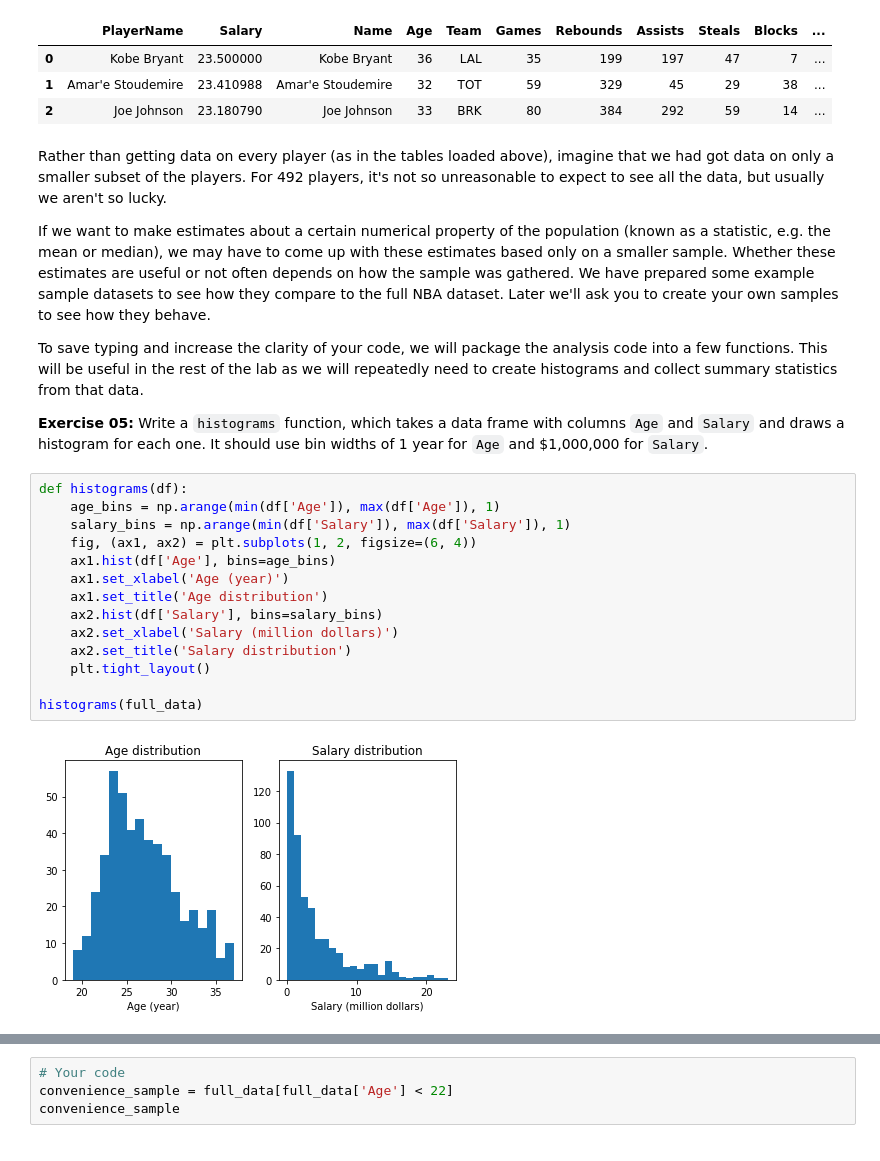
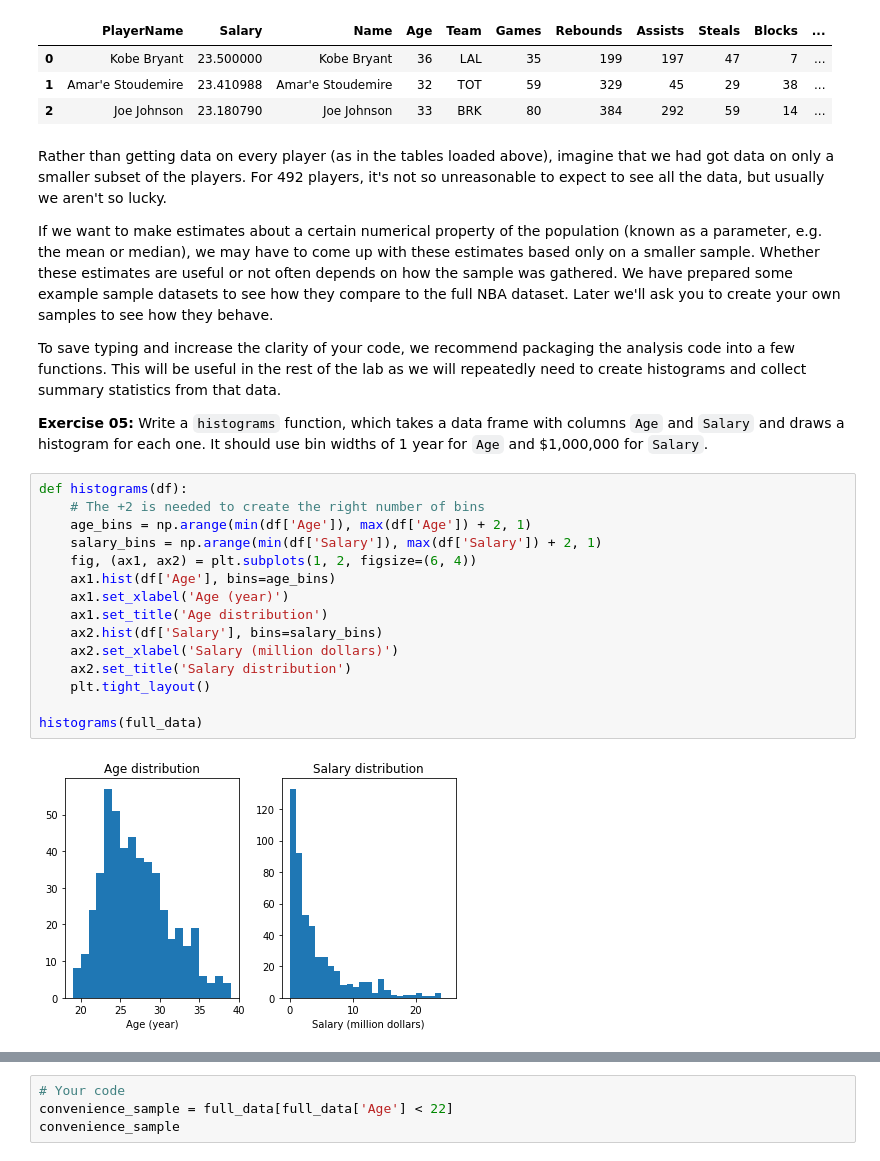
Before and after one commit to Inf2-FDS/FDS-S1-10-randomness-sampling-simulations, a Jupyter notebook: weekS2-02-simulations_cleaned.ipynb, the cells around one changed output, grey strips where cells are left out. Saved outputs shown, nothing was run; the diff lists cells and outputs as text.

```diff
--- a/weekS2-02-simulations_cleaned.ipynb
+++ b/weekS2-02-simulations_cleaned.ipynb
@@ -205,25 +205,26 @@ full_data.head(3)
 # %% [markdown]
 Rather than getting data on every player (as in the tables loaded above), imagine that we had got data on only a smaller subset of the players. For 492 players, it's not so unreasonable to expect to see all the data, but usually we aren't so lucky.
 
-If we want to make estimates about a certain numerical property of the population (known as a statistic, e.g. the mean or median), we may have to come up with these estimates based only on a smaller sample. Whether these estimates are useful or not often depends on how the sample was gathered. We have prepared some example sample datasets to see how they compare to the full NBA dataset. Later we'll ask you to create your own samples to see how they behave.
+If we want to make estimates about a certain numerical property of the population (known as a parameter, e.g. the mean or median), we may have to come up with these estimates based only on a smaller sample. Whether these estimates are useful or not often depends on how the sample was gathered. We have prepared some example sample datasets to see how they compare to the full NBA dataset. Later we'll ask you to create your own samples to see how they behave.
 
-To save typing and increase the clarity of your code, we will package the analysis code into a few functions. This will be useful in the rest of the lab as we will repeatedly need to create histograms and collect summary statistics from that data.
+To save typing and increase the clarity of your code, we recommend packaging the analysis code into a few functions. This will be useful in the rest of the lab as we will repeatedly need to create histograms and collect summary statistics from that data.
 
 **Exercise 05:** Write a `histograms` function, which takes a data frame with columns `Age` and `Salary` and draws a histogram for each one. It should use bin widths of 1 year for `Age` and $1,000,000 for `Salary`.
 # %%
 def histograms(df):
-    age_bins = np.arange(min(df['Age']), max(df['Age']), 1)
-    salary_bins = np.arange(min(df['Salary']), max(df['Salary']), 1)
+    # The +2 is needed to create the right number of bins
+    age_bins = np.arange(min(df['Age']), max(df['Age']) + 2, 1)
+    salary_bins = np.arange(min(df['Salary']), max(df['Salary']) + 2, 1)
     fig, (ax1, ax2) = plt.subplots(1, 2, figsize=(6, 4))
     ax1.hist(df['Age'], bins=age_bins)
     ax1.set_xlabel('Age (year)')
     ax1.set_title('Age distribution')
     ax2.hist(df['Salary'], bins=salary_bins)
     ax2.set_xlabel('Salary (million dollars)')
     ax2.set_title('Salary distribution')
     plt.tight_layout()
 
 histograms(full_data)
 # %% [output]
-[figure, old version]
+[figure, new version]
 # %% [markdown]
```
Also changed, not shown: parts of 32 cells of this notebook.
